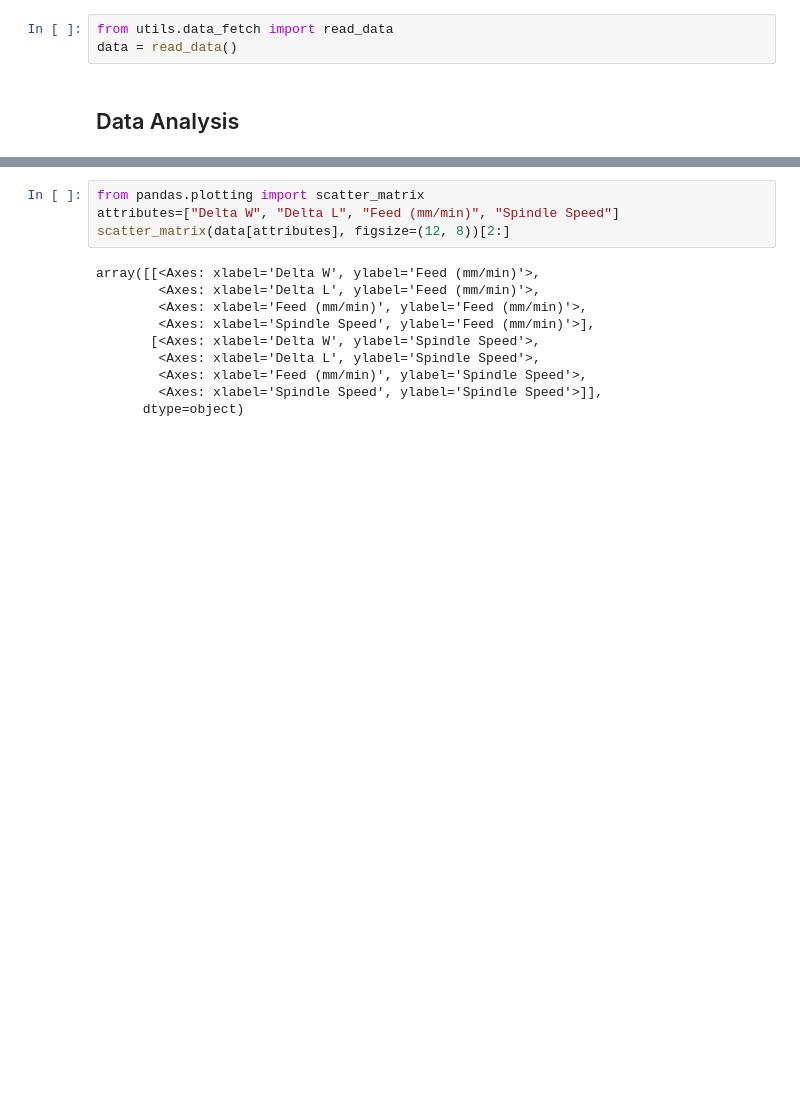
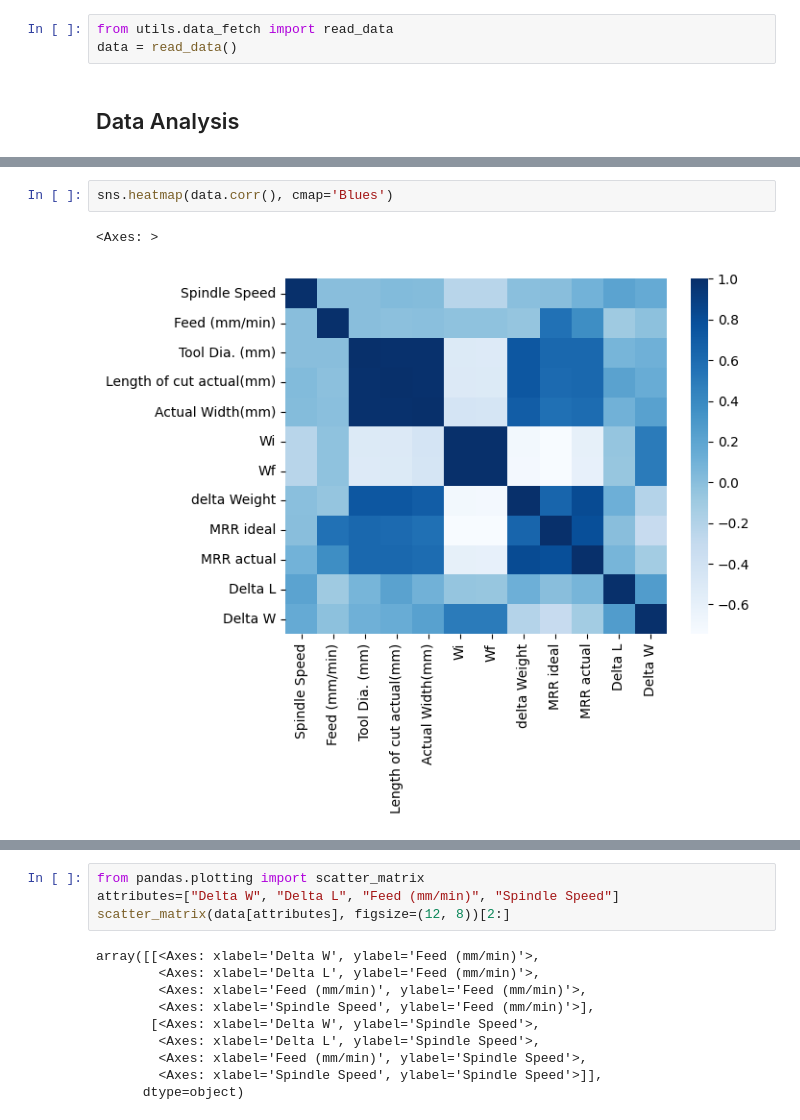
Before and after one commit to VardanMittal/Micromilling_process_optimisation, a Jupyter notebook: main.ipynb, the cells around one changed output, grey strips where cells are left out. Drawn from its saved outputs; the diff is of its cells as text; blank space fills up the shorter version.

```diff
--- a/main.ipynb
+++ b/main.ipynb
@@ -64,4 +72,9 @@ Spindle Speed     1.000000e+00
 Name: Spindle Speed, dtype: float64
+# %%
+sns.heatmap(data.corr(), cmap='Blues')
+# %% [output]
+<Axes: >
+[figure, added]
 # %%
 data.corr()["Feed (mm/min)"].sort_values()
 # %% [output]
```
Also changed, not shown: parts of 26 cells of this notebook, 11 other files.
